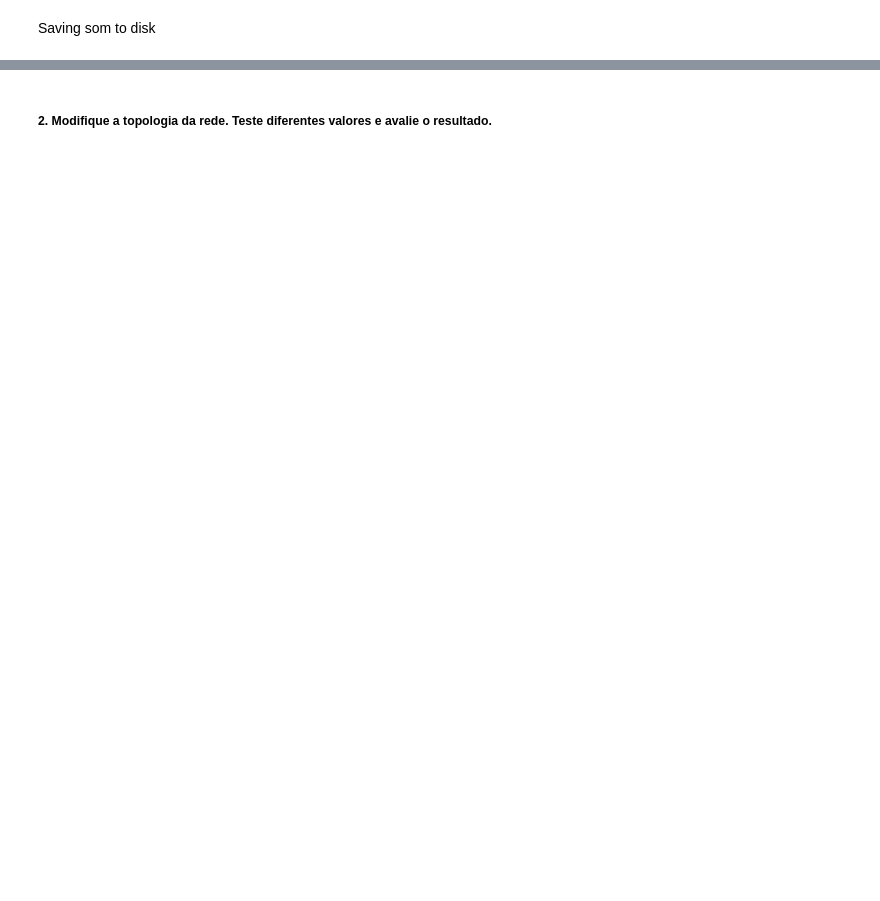
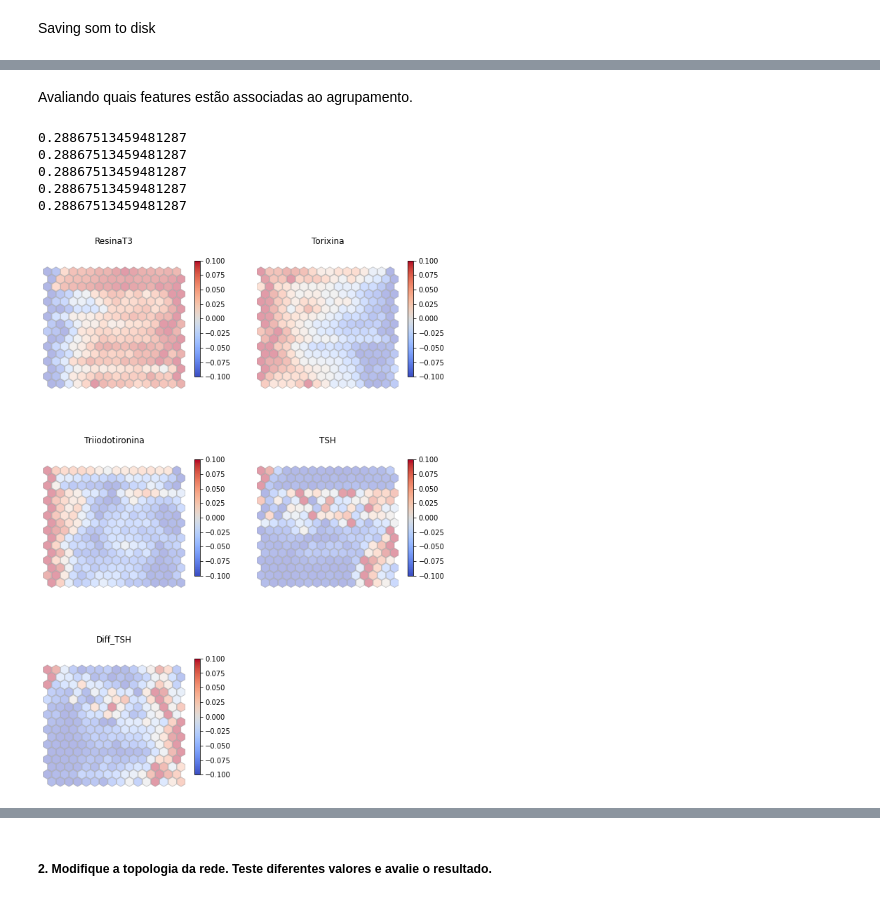
Before and after one commit to felipecostapereira/ELE2389_RedesNeurais, a Jupyter notebook: class_pratica3_Felipe.ipynb, the cells around one changed output, grey strips where cells are left out. Saved outputs shown, nothing was run; the diff lists cells and outputs as text; code cells hidden in the pictures; blank space fills up the shorter version.

```diff
--- a/class_pratica3_Felipe.ipynb
+++ b/class_pratica3_Felipe.ipynb
@@ -184,0 +211,28 @@ somname_file
+# %%
+dict_mn = {
+    'som'   :   [],
+    'q_err' :   [],
+    'params':   []
+}
+
+for i, (m_, n_) in enumerate(combinations):
+    print (f'\n model {i+1} / {len(combinations)} ({(i+1)*100/n_models:.1f}%)')
+
+    newsom = MiniSom(m_,n_,input_len,learning_rate=ordering_lr,topology=topology,decay_function=decay_fcn_ordering, sigma=1)
+
+    newsom.pca_weights_init(X)
+    newsom.train_random(X, ordering_time, verbose=False)
+
+    newsom._learning_rate = finetuning_lr
+    newsom._decay_function = decay_fcn_finetuning
+    newsom._sigma = newsom._sigma / 3
+
+    newsom.train_random(X, 500*m_*n_, verbose=False)
+
+    dict_mn['som'].append(newsom)
+    dict_mn['q_err'].append(newsom._quantization_error[-1])
+    dict_mn['params'].append((m_, n_))
+
+    print (f'>>>>>>>>> params={(m_, n_)}')
+    print (f'>>>>>>>>> q_err={newsom._quantization_error[-1]:.4f}')
+    pass;
@@ -184,0 +300,12 @@ somname_file
+# %% [markdown]
+Avaliando quais features estão associadas ao agrupamento.
+# %%
+som_16 = dict_mn['som'][2] #16x16
+som_16.plot_map(4, 2,feature_names = dataset.columns[:-1], size=(10,20), normalize_weights = True, um = False)
+# %% [output]
+0.28867513459481287
+0.28867513459481287
+0.28867513459481287
+0.28867513459481287
+0.28867513459481287
+[figure, added]
```
Also changed, not shown: parts of 91 cells of this notebook, 24 other files.
